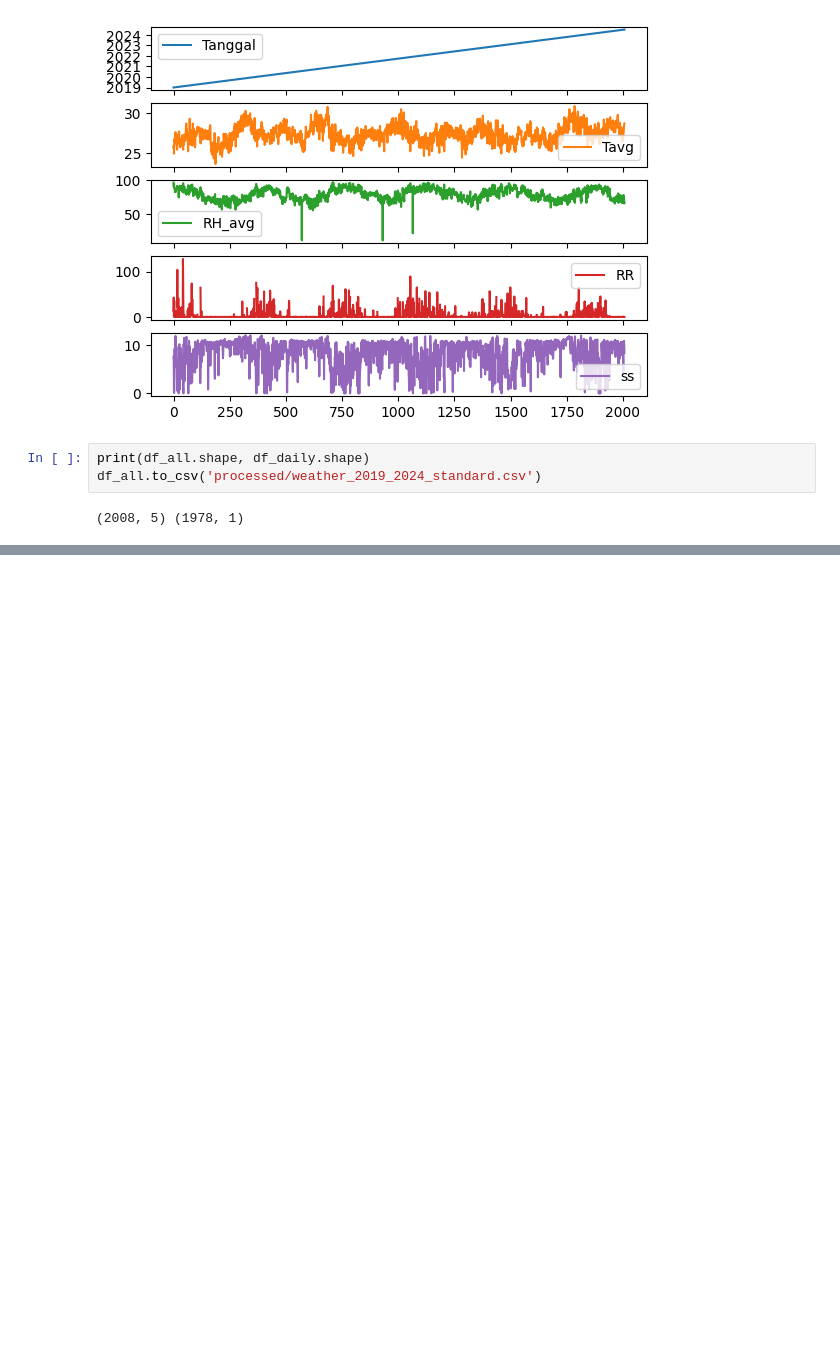
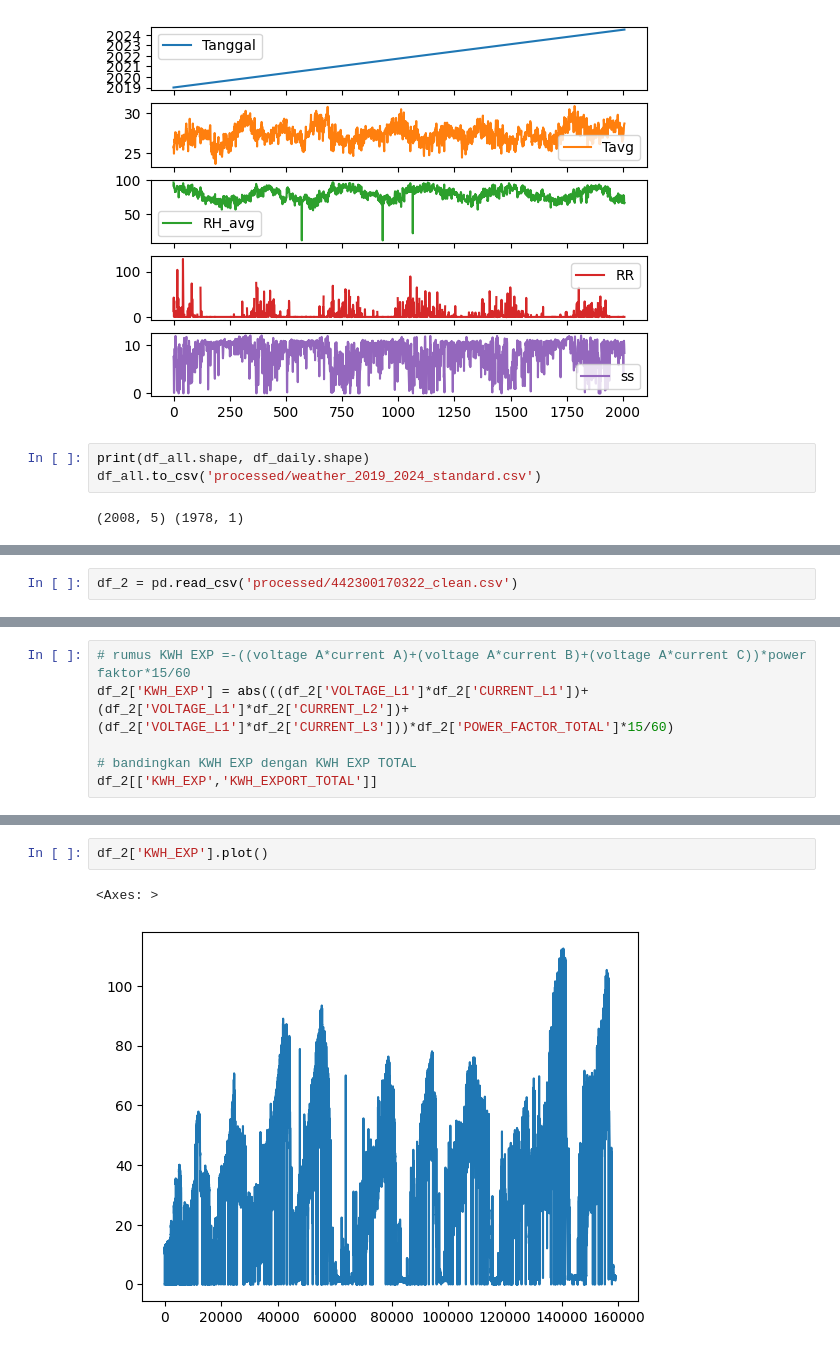
Before and after one commit to srikresna/electricity-usage-forecast, a Jupyter notebook: 2-data-preprocessing.ipynb, the cells around one changed output, grey strips where cells are left out. Saved outputs shown, nothing was run; the diff lists cells and outputs as text; blank space fills up the shorter version.

```diff
--- a/2-data-preprocessing.ipynb
+++ b/2-data-preprocessing.ipynb
@@ -375,0 +382,2 @@ df_all.to_csv('processed/weather_2019_2024_standard.csv')
+# %%
+df_2 = pd.read_csv('processed/442300170322_clean.csv')
@@ -375,0 +394,6 @@ df_all.to_csv('processed/weather_2019_2024_standard.csv')
+# %%
+# rumus KWH EXP =-((voltage A*current A)+(voltage A*current B)+(voltage A*current C))*power faktor*15/60
+df_2['KWH_EXP'] = abs(((df_2['VOLTAGE_L1']*df_2['CURRENT_L1'])+(df_2['VOLTAGE_L1']*df_2['CURRENT_L2'])+(df_2['VOLTAGE_L1']*df_2['CURRENT_L3']))*df_2['POWER_FACTOR_TOTAL']*15/60)
+
+# bandingkan KWH EXP dengan KWH EXP TOTAL
+df_2[['KWH_EXP','KWH_EXPORT_TOTAL']]
@@ -375,0 +426,5 @@ df_all.to_csv('processed/weather_2019_2024_standard.csv')
+# %%
+df_2['KWH_EXP'].plot()
+# %% [output]
+<Axes: >
+[figure, added]
```
Also changed, not shown: parts of 51 cells of this notebook, 12 other files.
